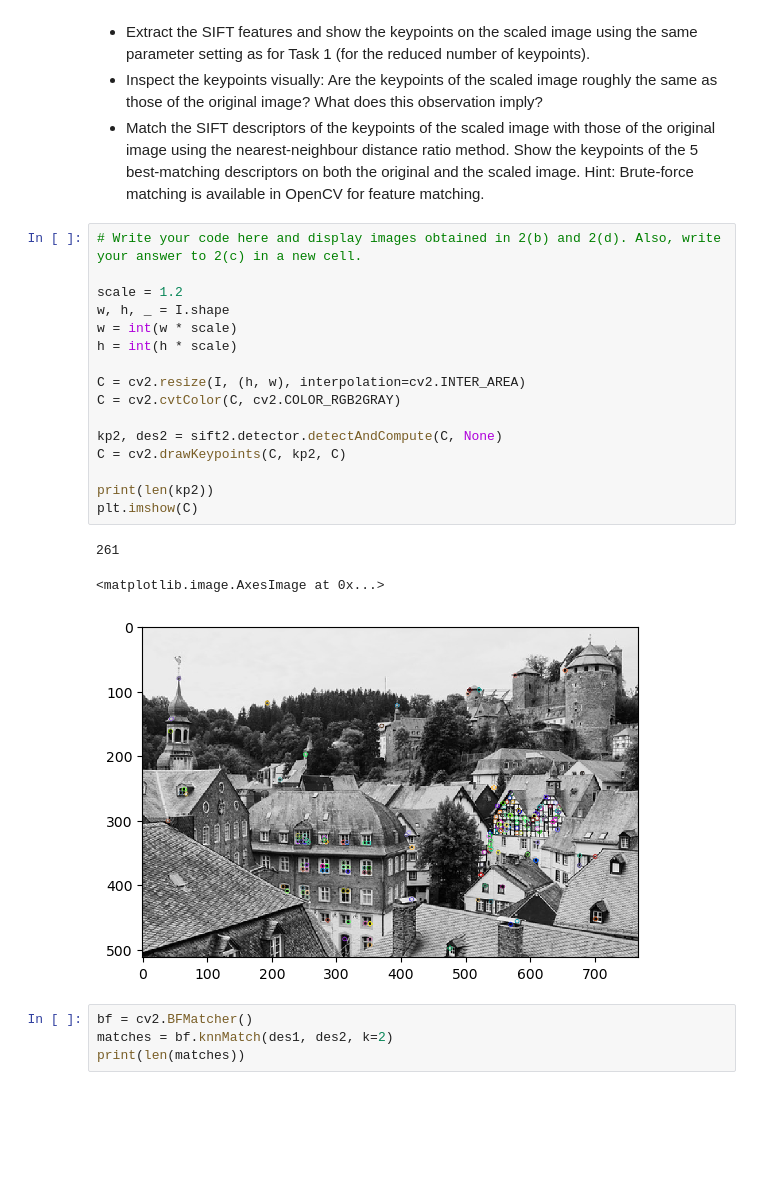
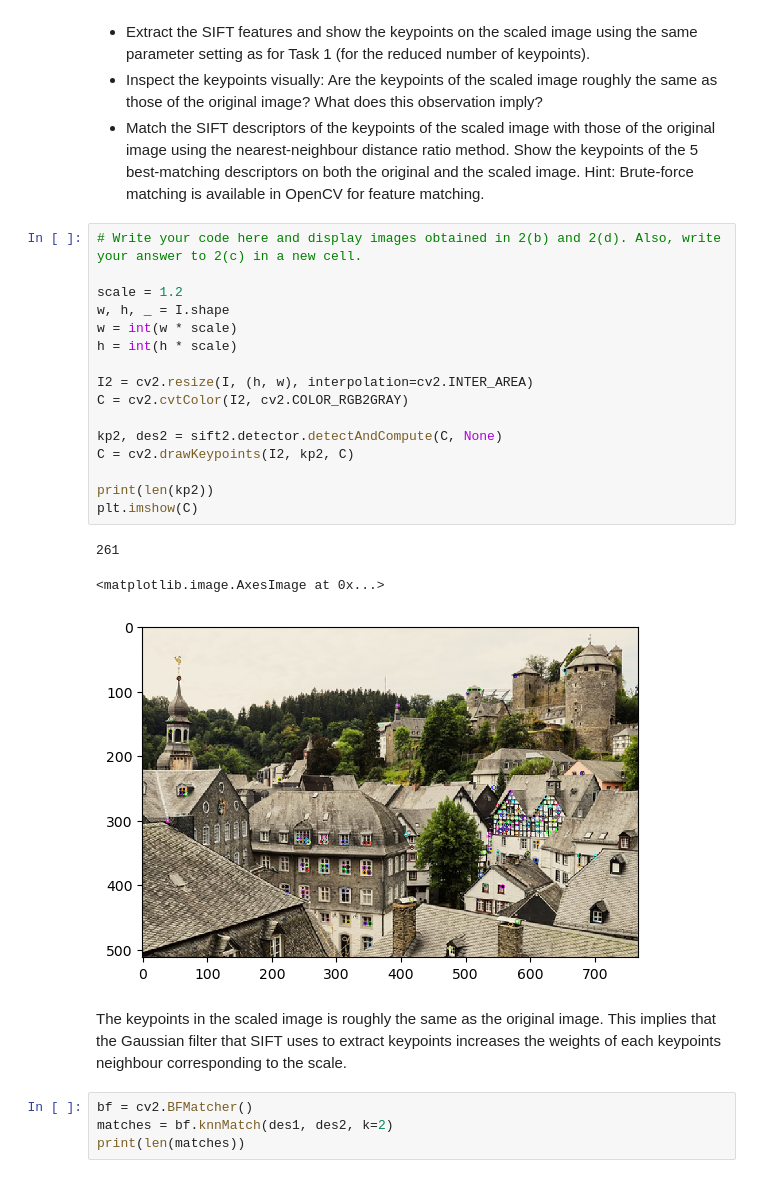
Before and after one commit to DarylLSY/cs9517, a Jupyter notebook: lab02/COMP9517_22T3_Lab2_Student_Code_Template.ipynb, the cells around one changed output. Cells and saved outputs as stored; diff of their text form; blank space fills up the shorter version.

```diff
--- a/lab02/COMP9517_22T3_Lab2_Student_Code_Template.ipynb
+++ b/lab02/COMP9517_22T3_Lab2_Student_Code_Template.ipynb
@@ -119,23 +121,25 @@ plt.imshow(B)
 # %%
 # Write your code here and display images obtained in 2(b) and 2(d). Also, write your answer to 2(c) in a new cell.
 
 scale = 1.2
 w, h, _ = I.shape
 w = int(w * scale)
 h = int(h * scale)
 
-C = cv2.resize(I, (h, w), interpolation=cv2.INTER_AREA)
-C = cv2.cvtColor(C, cv2.COLOR_RGB2GRAY)
+I2 = cv2.resize(I, (h, w), interpolation=cv2.INTER_AREA)
+C = cv2.cvtColor(I2, cv2.COLOR_RGB2GRAY)
 
 kp2, des2 = sift2.detector.detectAndCompute(C, None)
-C = cv2.drawKeypoints(C, kp2, C)
+C = cv2.drawKeypoints(I2, kp2, C)
 
 print(len(kp2))
 plt.imshow(C)
 # %% [output]
 261
 <matplotlib.image.AxesImage at 0x...>
-[figure, old version]
+[figure, new version]
+# %% [markdown]
+The keypoints in the scaled image is roughly the same as the original image. This implies that the Gaussian filter that SIFT uses to extract keypoints increases the weights of each keypoints neighbour corresponding to the scale.
 # %%
 bf = cv2.BFMatcher()
 matches = bf.knnMatch(des1, des2, k=2)
```
Also changed, not shown: parts of 6 cells of this notebook, 4 other files.
